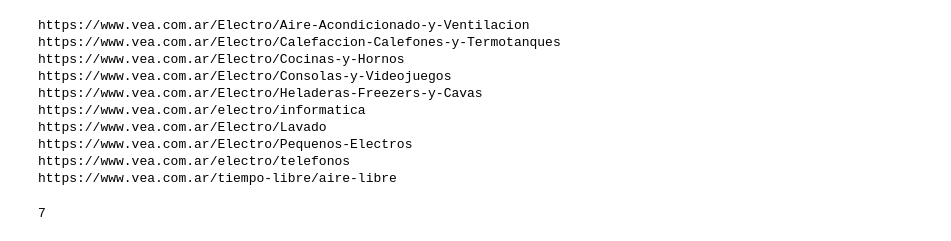
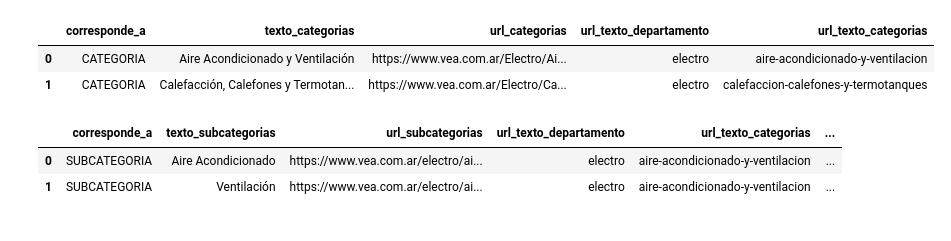
Before and after one commit to gianluca95/scrapp, a Jupyter notebook: notebook/Test.ipynb, the cells around one changed output. Saved outputs shown, nothing was run; the diff lists cells and outputs as text; code cells hidden in the pictures.

```diff
--- a/notebook/Test.ipynb
+++ b/notebook/Test.ipynb
@@ -6,14 +3,0 @@ data = {'https://www.vea.com.ar/Electro/Aire-Acondicionado-y-Ventilacion': {'ite
-# %%
-for key, value in data.items():
-    print(key)
-# %% [output]
-https://www.vea.com.ar/Electro/Aire-Acondicionado-y-Ventilacion
-https://www.vea.com.ar/Electro/Calefaccion-Calefones-y-Termotanques
-https://www.vea.com.ar/Electro/Cocinas-y-Hornos
-https://www.vea.com.ar/Electro/Consolas-y-Videojuegos
-https://www.vea.com.ar/Electro/Heladeras-Freezers-y-Cavas
-https://www.vea.com.ar/electro/informatica
-https://www.vea.com.ar/Electro/Lavado
-https://www.vea.com.ar/Electro/Pequenos-Electros
-https://www.vea.com.ar/electro/telefonos
-https://www.vea.com.ar/tiempo-libre/aire-libre
@@ -38,4 +4,15 @@ not_scrapped = [cat for cat in total_categories if cat not in scrap_categories]
-# %%
-len(not_scrapped)
-# %% [output]
-7
+# %%
+df_cat = pd.read_csv('../data/entities/categorias.csv')
+df_subcat = pd.read_csv('../data/entities/subcategorias.csv')
+# %%
+df_cat.head(2)
+# %% [output]
+|  | corresponde_a | texto_categorias | url_categorias | url_texto_departamento | url_texto_categorias |
+| 0 | CATEGORIA | Aire Acondicionado y Ventilación | https://www.vea.com.ar/Electro/Ai... | electro | aire-acondicionado-y-ventilacion |
+| 1 | CATEGORIA | Calefacción, Calefones y Termotan... | https://www.vea.com.ar/Electro/Ca... | electro | calefaccion-calefones-y-termotanques |
+# %%
+df_subcat.head(2)
+# %% [output]
+|  | corresponde_a | texto_subcategorias | url_subcategorias | url_texto_departamento | url_texto_categorias | ... |
+| 0 | SUBCATEGORIA | Aire Acondicionado | https://www.vea.com.ar/electro/ai... | electro | aire-acondicionado-y-ventilacion | ... |
+| 1 | SUBCATEGORIA | Ventilación | https://www.vea.com.ar/electro/ai... | electro | aire-acondicionado-y-ventilacion | ... |
```
Also changed, not shown: parts of 8 cells of this notebook, 6 other files.
